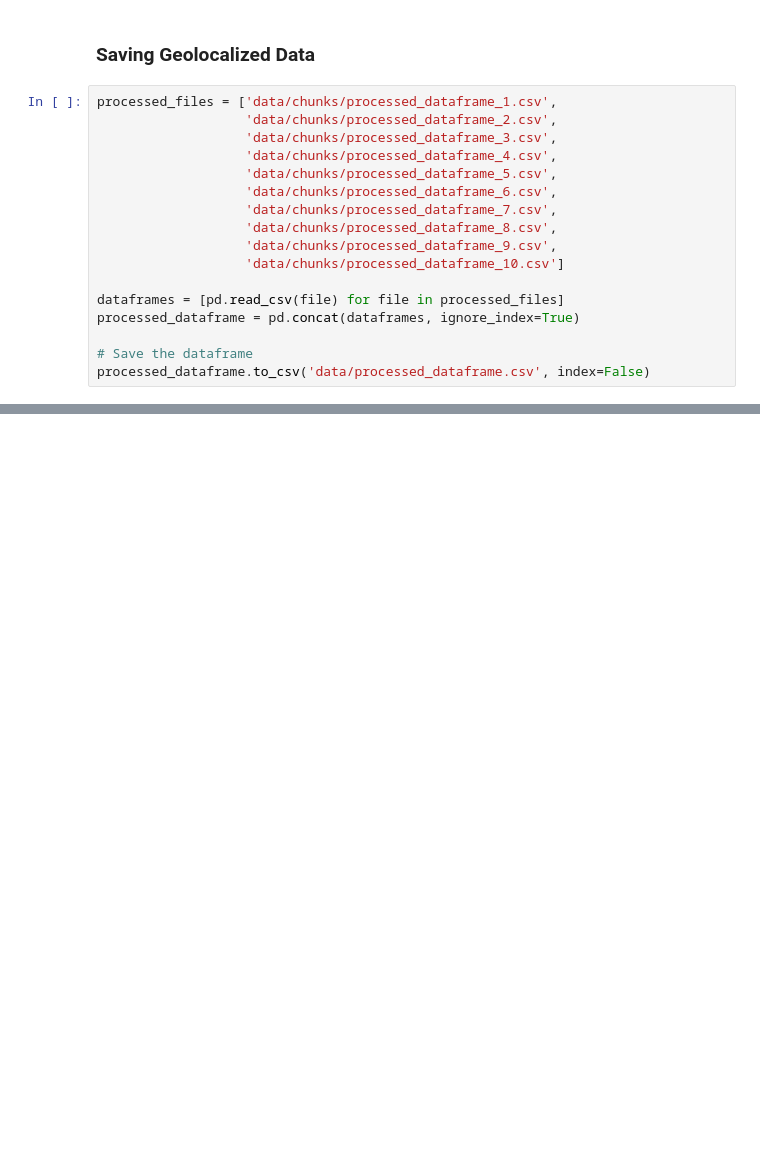
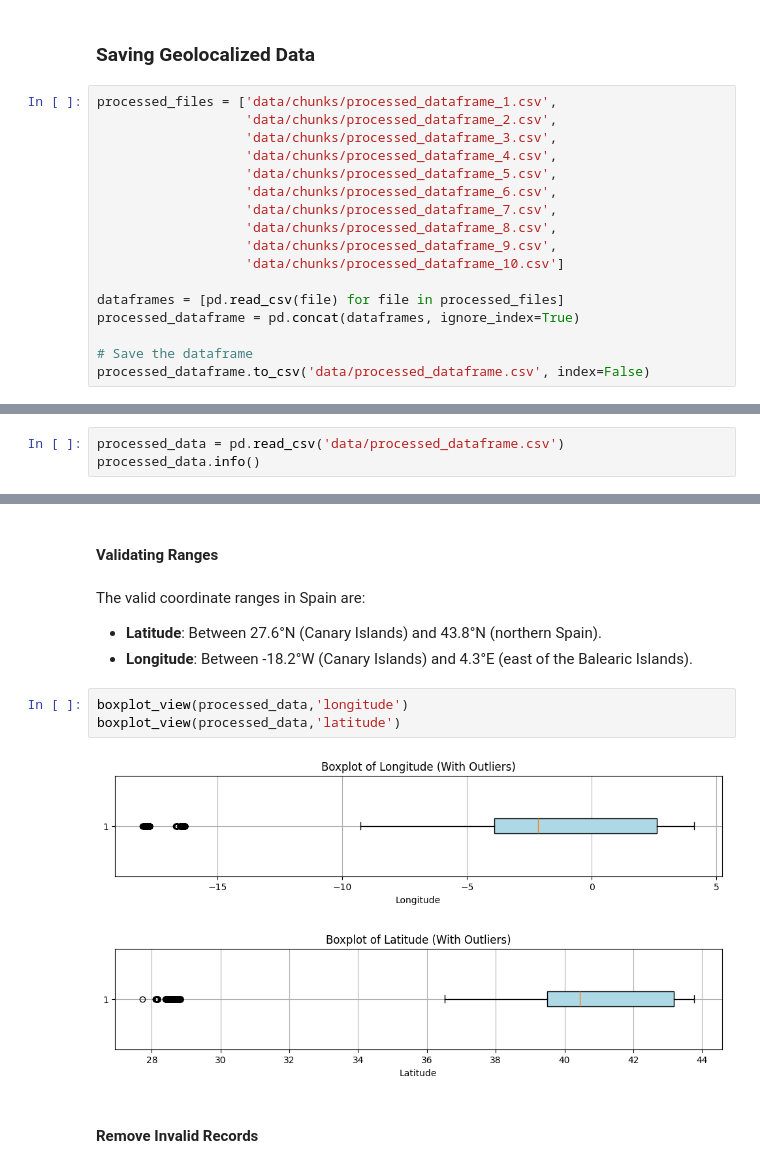
Before and after one commit to fer78/Data-Analytics-Final-Portfolio-Project, a Jupyter notebook: Data-Analytics-Final-Portfolio-Project.ipynb, the cells around one changed output, grey strips where cells are left out. Cells and saved outputs as stored; diff of their text form; blank space fills up the shorter version.

Commit message:
coordinate_cleaning_fix_boxplot_view_funtion

```diff
--- a/Data-Analytics-Final-Portfolio-Project.ipynb
+++ b/Data-Analytics-Final-Portfolio-Project.ipynb
@@ -891,0 +896,3 @@ processed_dataframe.to_csv('data/processed_dataframe.csv', index=False)
+# %%
+processed_data = pd.read_csv('data/processed_dataframe.csv')
+processed_data.info()
@@ -891,0 +917,15 @@ processed_dataframe.to_csv('data/processed_dataframe.csv', index=False)
+# %% [markdown]
+#### Validating Ranges
+# %% [markdown]
+The valid coordinate ranges in Spain are:
+
+- **Latitude**: Between 27.6°N (Canary Islands) and 43.8°N (northern Spain).
+- **Longitude**: Between -18.2°W (Canary Islands) and 4.3°E (east of the Balearic Islands).
+# %%
+boxplot_view(processed_data,'longitude')
+boxplot_view(processed_data,'latitude')
+# %% [output]
+[figure, added]
+[figure, added]
+# %% [markdown]
+#### Remove Invalid Records
```
Also changed, not shown: parts of 7 cells of this notebook, 1 other file.
